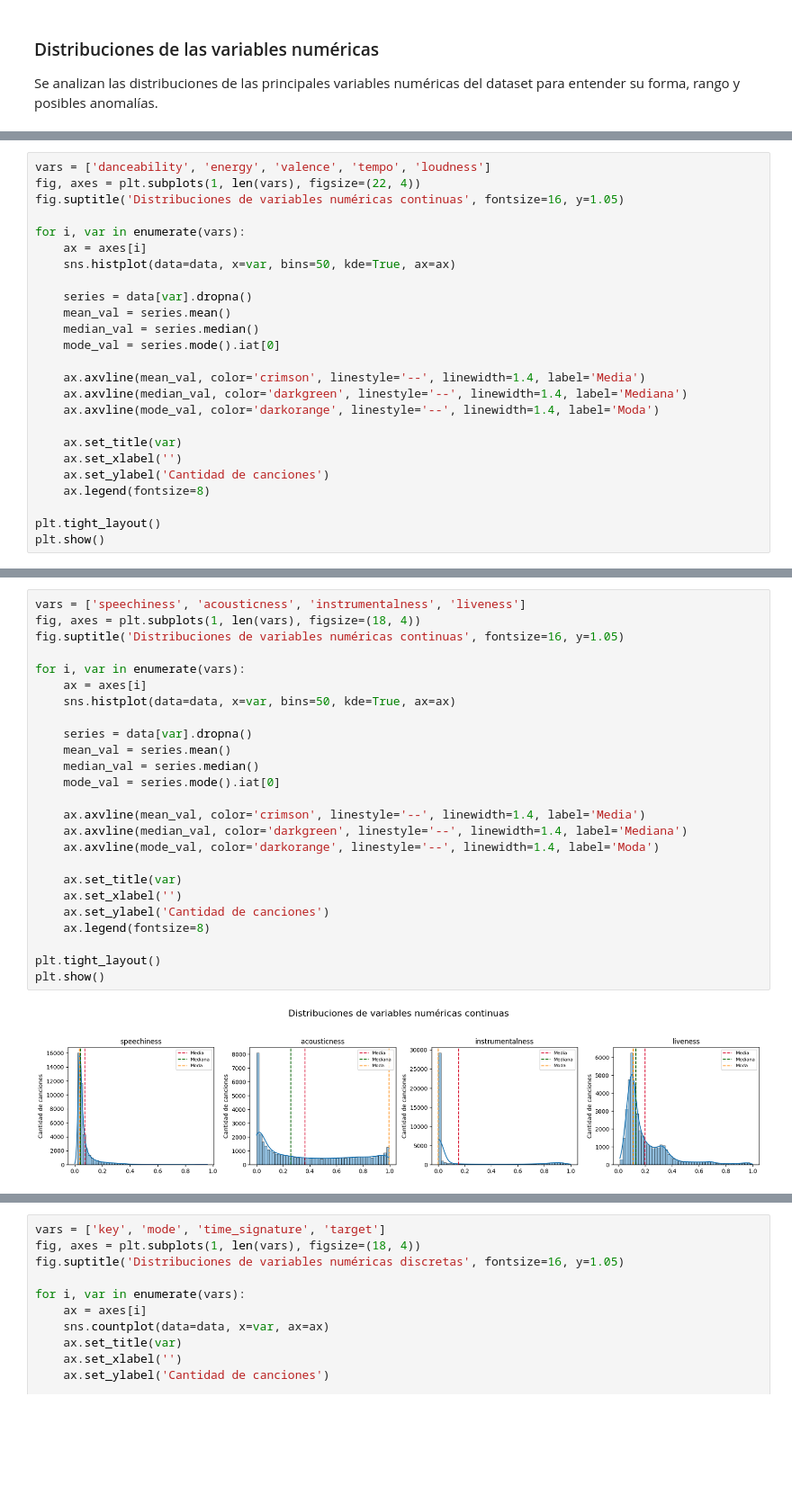
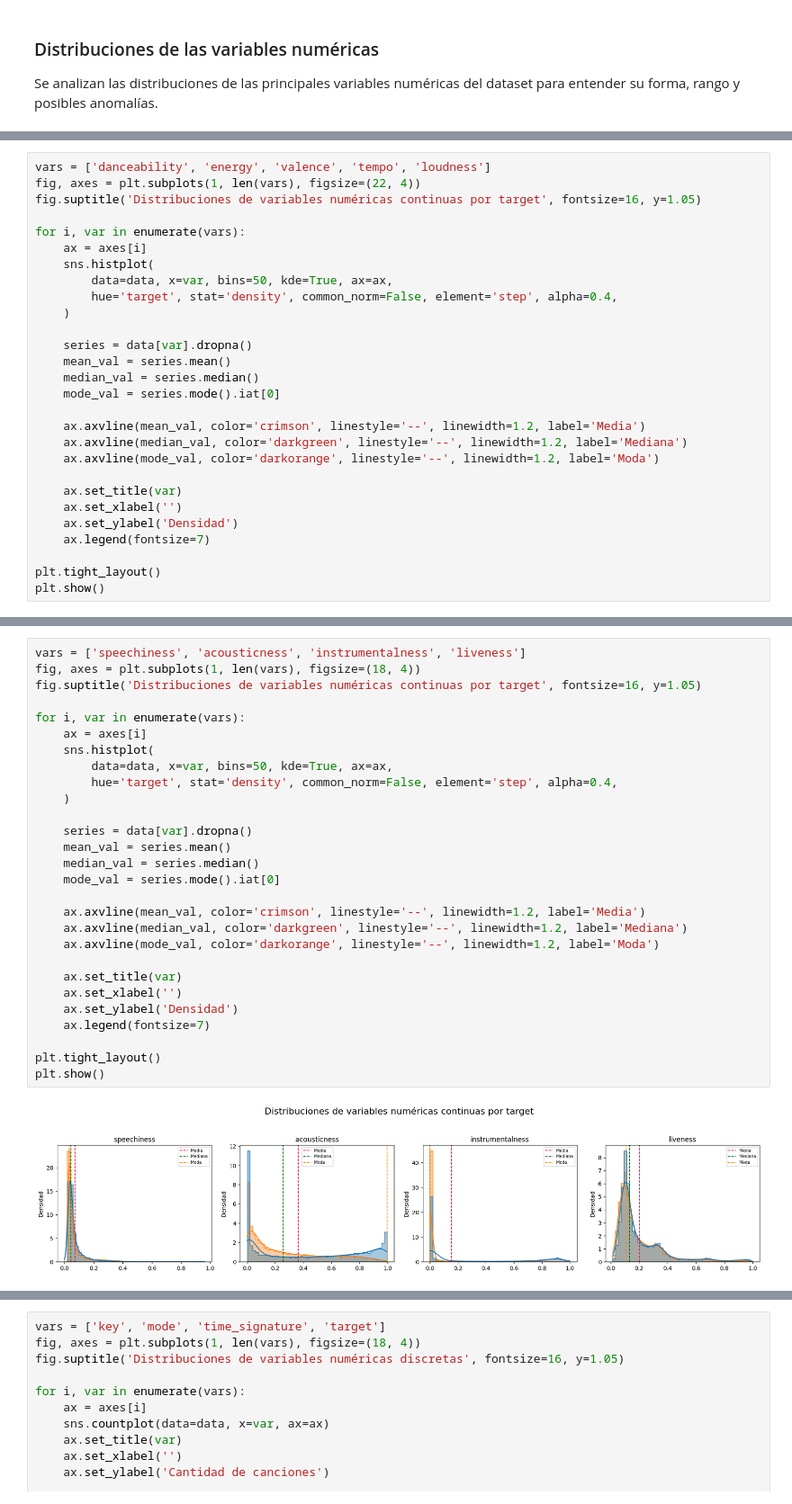
Before and after one commit to EehMauro/tp-data-science, a Jupyter notebook: tp.ipynb, the cells around one changed output, grey strips where cells are left out. Shown at 90% size. Cells and saved outputs as stored; diff of their text form; blank space fills up the shorter version.

```diff
--- a/tp.ipynb
+++ b/tp.ipynb
@@ -118,25 +137,28 @@ plt.show()
 # %%
 vars = ['danceability', 'energy', 'valence', 'tempo', 'loudness']
 fig, axes = plt.subplots(1, len(vars), figsize=(22, 4))
-fig.suptitle('Distribuciones de variables numéricas continuas', fontsize=16, y=1.05)
+fig.suptitle('Distribuciones de variables numéricas continuas por target', fontsize=16, y=1.05)
 
 for i, var in enumerate(vars):
     ax = axes[i]
-    sns.histplot(data=data, x=var, bins=50, kde=True, ax=ax)
+    sns.histplot(
+        data=data, x=var, bins=50, kde=True, ax=ax,
+        hue='target', stat='density', common_norm=False, element='step', alpha=0.4,
+    )
 
     series = data[var].dropna()
     mean_val = series.mean()
     median_val = series.median()
     mode_val = series.mode().iat[0]
 
-    ax.axvline(mean_val, color='crimson', linestyle='--', linewidth=1.4, label='Media')
-    ax.axvline(median_val, color='darkgreen', linestyle='--', linewidth=1.4, label='Mediana')
-    ax.axvline(mode_val, color='darkorange', linestyle='--', linewidth=1.4, label='Moda')
+    ax.axvline(mean_val, color='crimson', linestyle='--', linewidth=1.2, label='Media')
+    ax.axvline(median_val, color='darkgreen', linestyle='--', linewidth=1.2, label='Mediana')
+    ax.axvline(mode_val, color='darkorange', linestyle='--', linewidth=1.2, label='Moda')
 
     ax.set_title(var)
     ax.set_xlabel('')
-    ax.set_ylabel('Cantidad de canciones')
-    ax.legend(fontsize=8)
+    ax.set_ylabel('Densidad')
+    ax.legend(fontsize=7)
 
 plt.tight_layout()
 plt.show()
@@ -153,30 +193,33 @@ plt.show()
 # %%
 vars = ['speechiness', 'acousticness', 'instrumentalness', 'liveness']
 fig, axes = plt.subplots(1, len(vars), figsize=(18, 4))
-fig.suptitle('Distribuciones de variables numéricas continuas', fontsize=16, y=1.05)
+fig.suptitle('Distribuciones de variables numéricas continuas por target', fontsize=16, y=1.05)
 
 for i, var in enumerate(vars):
     ax = axes[i]
-    sns.histplot(data=data, x=var, bins=50, kde=True, ax=ax)
+    sns.histplot(
+        data=data, x=var, bins=50, kde=True, ax=ax,
+        hue='target', stat='density', common_norm=False, element='step', alpha=0.4,
+    )
 
     series = data[var].dropna()
     mean_val = series.mean()
     median_val = series.median()
     mode_val = series.mode().iat[0]
 
-    ax.axvline(mean_val, color='crimson', linestyle='--', linewidth=1.4, label='Media')
-    ax.axvline(median_val, color='darkgreen', linestyle='--', linewidth=1.4, label='Mediana')
-    ax.axvline(mode_val, color='darkorange', linestyle='--', linewidth=1.4, label='Moda')
+    ax.axvline(mean_val, color='crimson', linestyle='--', linewidth=1.2, label='Media')
+    ax.axvline(median_val, color='darkgreen', linestyle='--', linewidth=1.2, label='Mediana')
+    ax.axvline(mode_val, color='darkorange', linestyle='--', linewidth=1.2, label='Moda')
 
     ax.set_title(var)
     ax.set_xlabel('')
-    ax.set_ylabel('Cantidad de canciones')
-    ax.legend(fontsize=8)
+    ax.set_ylabel('Densidad')
+    ax.legend(fontsize=7)
 
 plt.tight_layout()
 plt.show()
 # %% [output]
-[figure, old version]
+[figure, new version]
 # %% [markdown]
 #### Observaciones sobre las distribuciones
 
```
Also changed, not shown: parts of 12 cells of this notebook.
